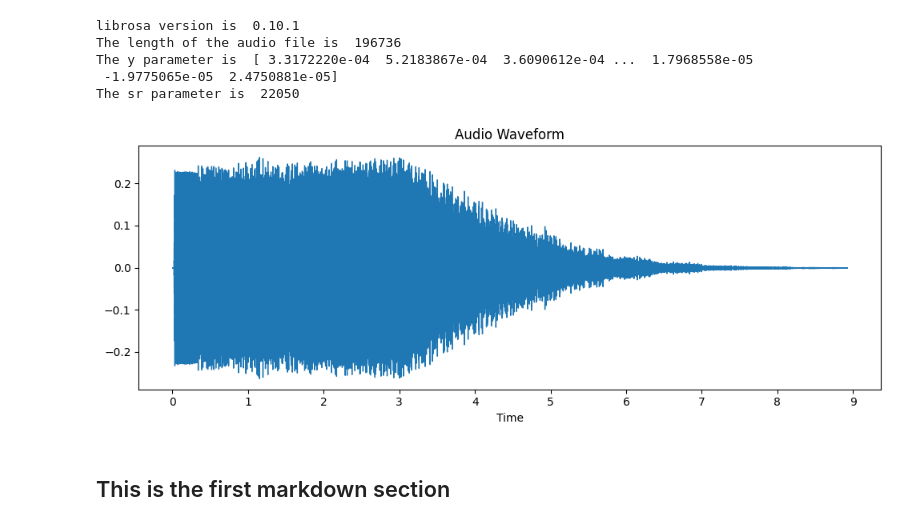
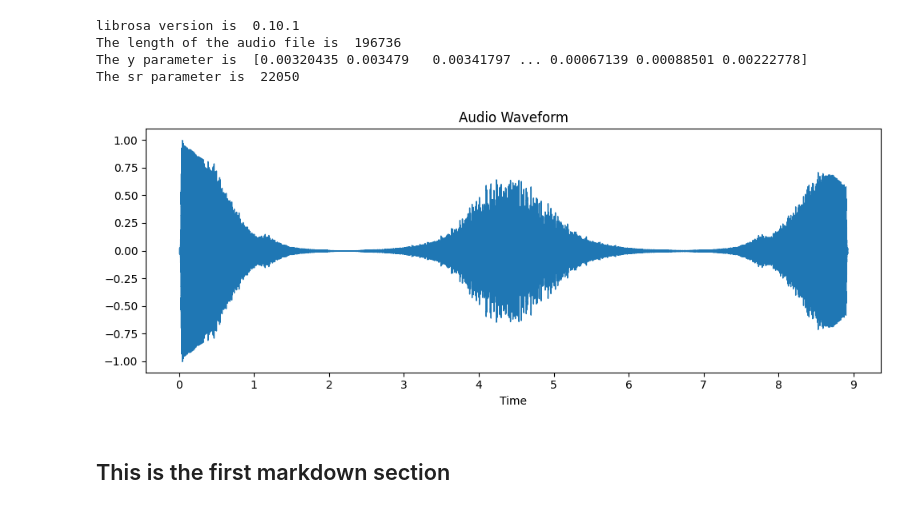
Before and after one commit to mutecypher/Sound_manipulation, a Jupyter notebook: Just_read_and_plot.ipynb, the cells around one changed output. Cells and saved outputs as stored; diff of their text form; code cells hidden in the pictures.

```diff
--- a/Just_read_and_plot.ipynb
+++ b/Just_read_and_plot.ipynb
@@ -1,30 +1,30 @@
 # %%
 import librosa
 import librosa.display
 import matplotlib.pyplot as plt
 import numpy as np
 import soundfile as sf  # Import the soundfile library
+import scipy.signal as signal
 
 # Load an audio file
 print("librosa version is ",librosa.__version__)
-audio_file = '/Volumes/Elements/GitHub/Sound_manipulation/Square C plus LAG-B1-V127-WW9O.aif'
+audio_file = '/Volumes/Elements/GitHub/Sound_manipulation/semi_reflected_sample.aif'
 y, sr = librosa.load(audio_file)
 print("The length of the audio file is ",len(y))
 print("The y parameter is ",y  )
 print("The sr parameter is ",sr  )
-# Display the waveform
+# Display the waveformpip
 plt.figure(figsize=(10, 4))
 librosa.display.waveshow(y, sr=sr)
 plt.title('Audio Waveform')
 plt.tight_layout()
 plt.show()
 # %% [output]
 librosa version is  0.10.1
 The length of the audio file is  196736
-The y parameter is  [ 3.3172220e-04  5.2183867e-04  3.6090612e-04 ...  1.7968558e-05
- -1.9775065e-05  2.4750881e-05]
+The y parameter is  [0.00320435 0.003479   0.00341797 ... 0.00067139 0.00088501 0.00222778]
 The sr parameter is  22050
-[figure, old version]
+[figure, new version]
 # %% [markdown]
 ## This is the first markdown section
 # %% [markdown]
```
Also changed, not shown: parts of 4 cells of this notebook, 4 other files.
